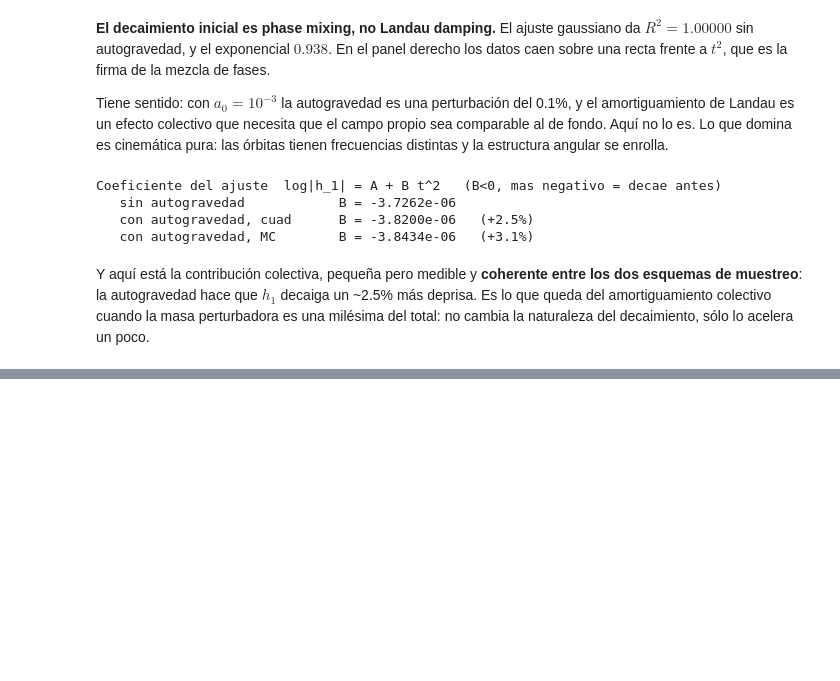
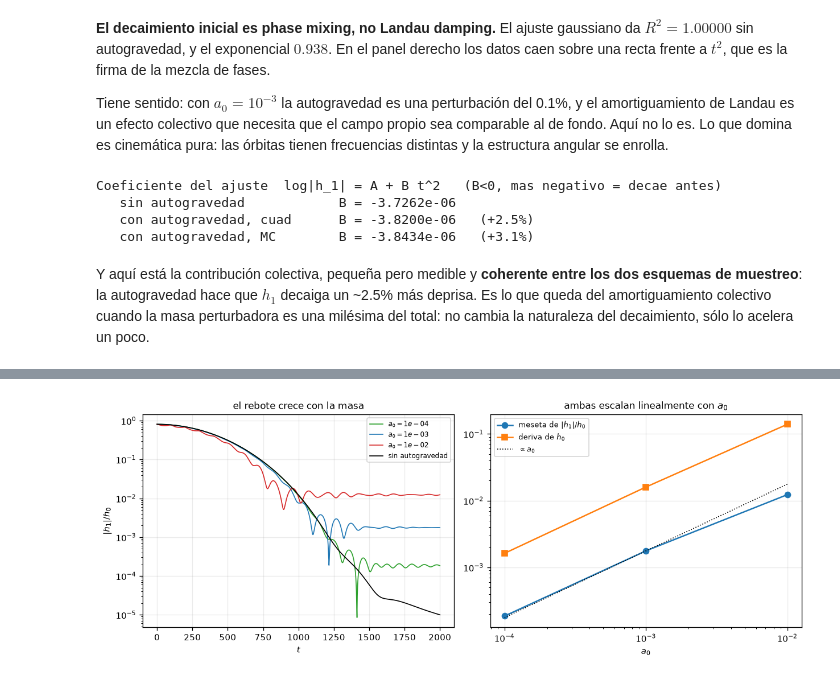
Before and after one commit to erjive/vlasov-poisson_PIC, a Jupyter notebook: paper_runs/notebooks/selfgrav_mixing.ipynb, the cells around one changed output, grey strips where cells are left out. Cells and saved outputs as stored; diff of their text form; code cells hidden in the pictures; blank space fills up the shorter version.

```diff
--- a/paper_runs/notebooks/selfgrav_mixing.ipynb
+++ b/paper_runs/notebooks/selfgrav_mixing.ipynb
@@ -163,8 +162,8 @@ mixing. Antes de creerlo hay que descartar lo aburrido.
 # %%
-print(f"{'corrida':>26} {'t del minimo':>13} {'|h1| minimo':>13} {'meseta t>1600':>15}")
+print(f"{'corrida':>26} {'t del minimo':>13} {'|h1|/h_0 minimo':>17} {'meseta t>1600':>15}")
 for k in RUNS:
-    t, h = T[k], np.abs(H[k][1])
+    t, h = T[k], np.abs(H[k][1])/H[k][0].real[0]
     m = t > 100
-    print(f'{k:>26} {t[m][np.argmin(h[m])]:>13.0f} {h[m].min():>13.3e} '
+    print(f'{k:>26} {t[m][np.argmin(h[m])]:>13.0f} {h[m].min():>17.3e} '
           f'{np.median(h[t>1600]):>15.3e}')
 # %% [output]
@@ -281,0 +240,9 @@ por $h_0$, que ya con $10^{-3}$ deriva un 1.6%.
+# %%
+A, M, Dh, Tm = [], [], [], []
+for a0, d in [(1e-4,'scan_a0_1e-4'), (1e-3,'quad'), (1e-2,'scan_a0_1e-2')]:
+    m, dh, tm = met(d)
+    A.append(a0); M.append(m); Dh.append(abs(dh)); Tm.append(tm)
+    print(f'   a0={a0:.0e}:  meseta {m:.3e}   deriva h_0 {dh:+.3e}   t del minimo {tm:.0f}')
+print(f'\n   pendiente log-log de la meseta frente a a0: {np.polyfit(np.log(A),np.log(M),1)[0]:+.3f}')
+print(f'   pendiente log-log de la deriva de h_0:      {np.polyfit(np.log(A),np.log(Dh),1)[0]:+.3f}')
+print( '   una respuesta lineal predice +1.000 en ambas')
@@ -281,0 +257,19 @@ por $h_0$, que ya con $10^{-3}$ deriva un 1.6%.
+# %%
+fig, axes = plt.subplots(1, 2, figsize=(10.5, 4))
+for a0, d, c in [(1e-4,'scan_a0_1e-4','tab:green'), (1e-3,'quad','tab:blue'),
+                 (1e-2,'scan_a0_1e-2','tab:red')]:
+    a = np.loadtxt(os.path.join(DATA, d, 'hk1.tl'))
+    axes[0].semilogy(a[:,0], a[:,2]/a[0,1], lw=1, color=c, label=f'$a_0={a0:.0e}$')
+a = np.loadtxt(os.path.join(DATA, 'quad_nosg', 'hk1.tl'))
+axes[0].semilogy(a[:,0], a[:,2]/a[0,1], 'k-', lw=1, label='sin autogravedad')
+axes[0].set_xlabel('$t$'); axes[0].set_ylabel('$|h_1|/h_0$'); axes[0].legend(fontsize=7)
+axes[0].set_title('el rebote crece con la masa', fontsize=10)
+
+axes[1].loglog(A, M, 'o-', label='meseta de $|h_1|/h_0$')
+axes[1].loglog(A, Dh, 's-', label='deriva de $h_0$')
+axes[1].loglog(A, np.array(A)*M[1]/A[1], 'k:', lw=1, label=r'$\propto a_0$')
+axes[1].set_xlabel('$a_0$'); axes[1].legend(fontsize=8)
+axes[1].set_title('ambas escalan linealmente con $a_0$', fontsize=10)
+fig.tight_layout()
+# %% [output]
+[figure, added]
```
Also changed, not shown: parts of 15 cells of this notebook, 2 other files.
